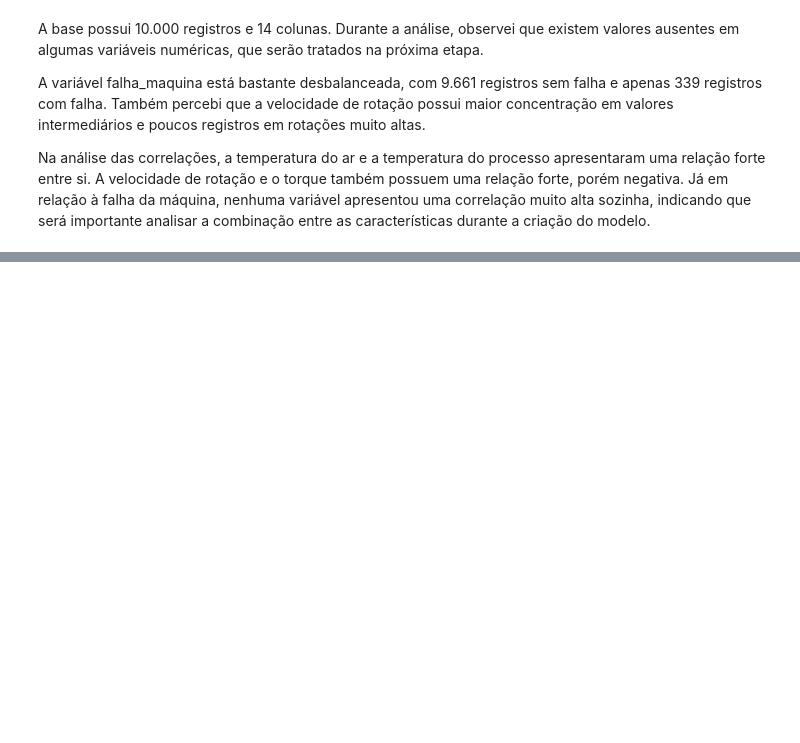
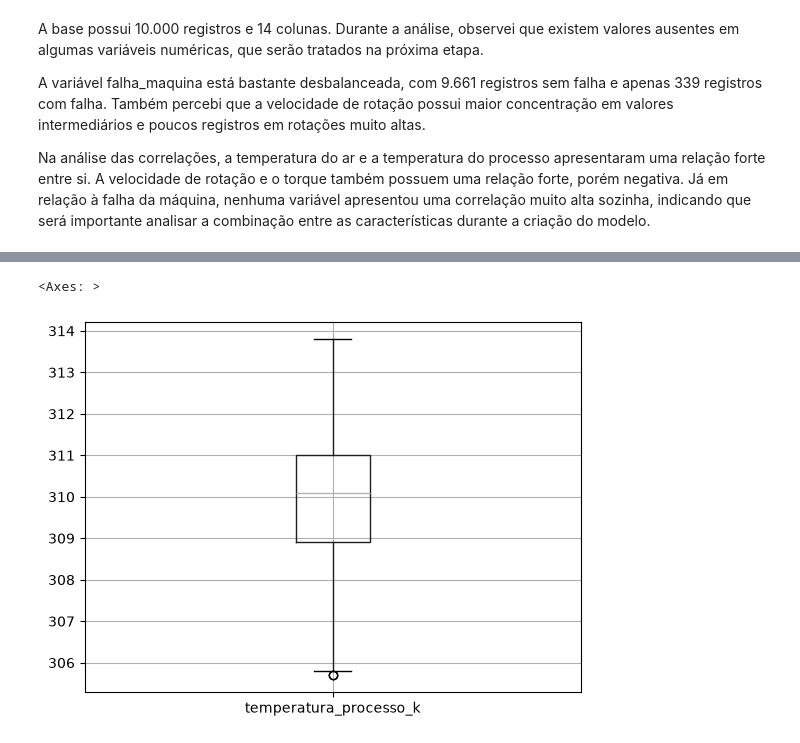
Before and after one commit to paulaserra/manutencao-preditiva-ia, a Jupyter notebook: notebooks/01_analise_exploratoria.ipynb, the cells around one changed output, grey strips where cells are left out. Cells and saved outputs as stored; diff of their text form; code cells hidden in the pictures; blank space fills up the shorter version.

```diff
--- a/notebooks/01_analise_exploratoria.ipynb
+++ b/notebooks/01_analise_exploratoria.ipynb
@@ -96,0 +176,5 @@ Na análise das correlações, a temperatura do ar e a temperatura do processo a
+# %%
+df.boxplot(column="temperatura_processo_k")
+# %% [output]
+<Axes: >
+[figure, added]
```
Also changed, not shown: parts of 13 cells of this notebook.
